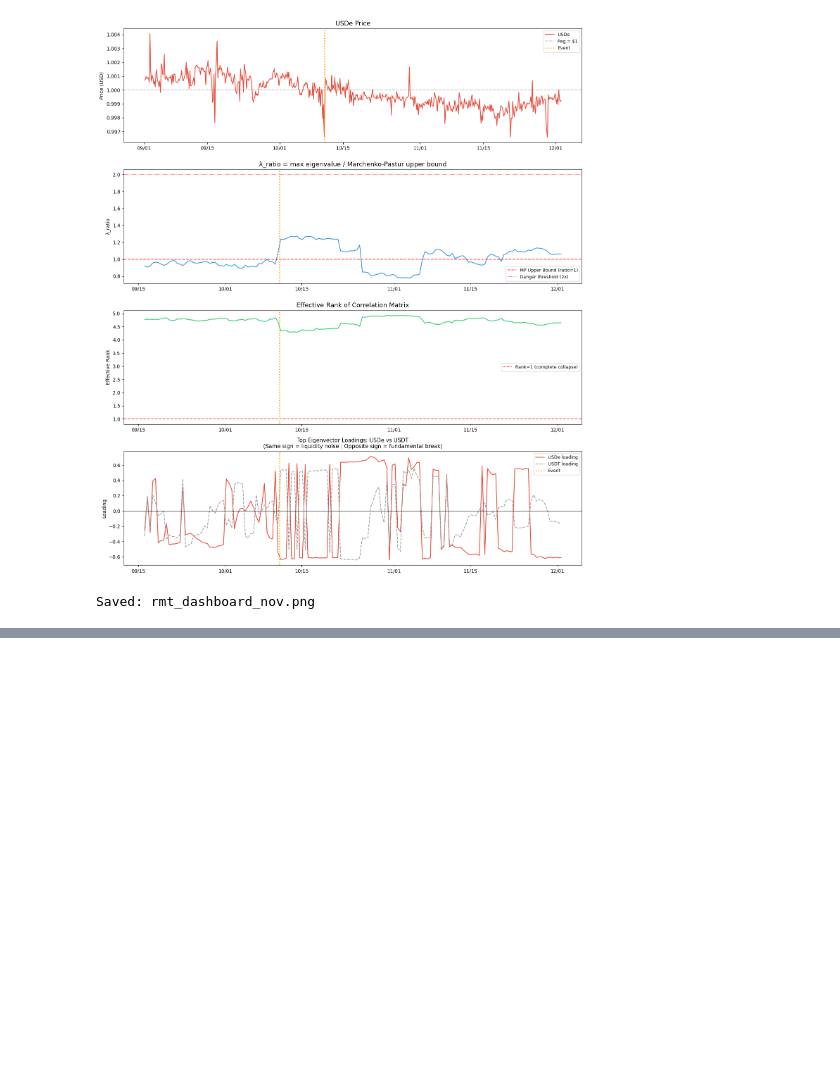
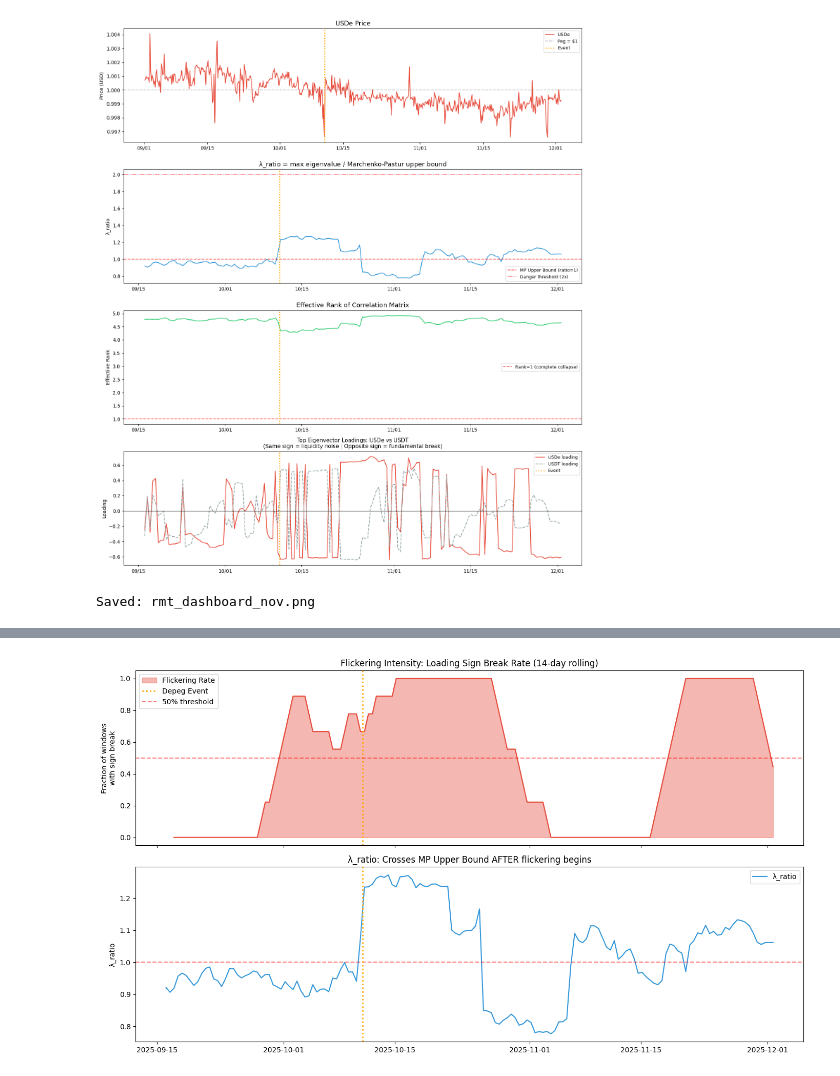
Before and after one commit to pi-btc/USDepinpline, a Jupyter notebook: USDepinpline-nov-english.ipynb, the cells around one changed output, grey strips where cells are left out. Saved outputs shown, nothing was run; the diff lists cells and outputs as text; code cells hidden in the pictures; blank space fills up the shorter version.

```diff
--- a/USDepinpline-nov-english.ipynb
+++ b/USDepinpline-nov-english.ipynb
@@ -236,0 +301,63 @@ Saved: rmt_dashboard_nov.png
+# %%
+def flickering_intensity(rmt_results: pd.DataFrame,
+                         window_days: int = 14) -> pd.DataFrame:
+    """
+    Calculate the frequency of loading_same_sign=False within a rolling window.
+    Rising frequency = increased flickering = precursor to critical transition.
+    """
+    df = rmt_results.copy()
+
+    # Convert False to 1, True to 0
+    df["sign_break_int"] = (~df["loading_same_sign"]).astype(int)
+
+    # Proportion of False values in the rolling window
+    # With your step=36h, 14 days ≈ 9-10 windows
+    roll_window = 9
+    df["flickering_rate"] = (
+        df["sign_break_int"]
+        .rolling(window=roll_window, min_periods=3)
+        .mean()
+    )
+
+    return df
+
+
+flicker_df = flickering_intensity(rmt_results)
+
+# Visualization
+import matplotlib.pyplot as plt
+
+fig, axes = plt.subplots(2, 1, figsize=(14, 8), sharex=True)
+
+# Top plot: Flickering Rate
+ax1 = axes[0]
+ax1.fill_between(flicker_df.index, flicker_df["flickering_rate"],
+                 alpha=0.4, color="#e74c3c", label="Flickering Rate")
+ax1.plot(flicker_df.index, flicker_df["flickering_rate"],
+         color="#e74c3c", linewidth=1.5)
+ax1.axvline(x=pd.Timestamp("2025-10-10 21:36:00"), color="orange",
+            linestyle=":", linewidth=2, label="Depeg Event")
+ax1.axhline(y=0.5, color="red", linestyle="--", alpha=0.5,
+            label="50% threshold")
+ax1.set_ylabel("Fraction of windows\nwith sign break")
+ax1.set_title("Flickering Intensity: Loading Sign Break Rate (14-day rolling)",
+              fontsize=12)
+ax1.legend()
+
+# Bottom plot: λ_ratio comparison
+ax2 = axes[1]
+ax2.plot(flicker_df.index, flicker_df["lambda_ratio"],
+         color="#3498db", linewidth=1.5, label="λ_ratio")
+ax2.axhline(y=1.0, color="red", linestyle="--", alpha=0.5)
+ax2.axvline(x=pd.Timestamp("2025-10-10 21:36:00"), color="orange",
+            linestyle=":", linewidth=2)
+ax2.set_ylabel("λ_ratio")
+ax2.set_title("λ_ratio: Crosses MP Upper Bound AFTER flickering begins",
+              fontsize=12)
+ax2.legend()
+
+plt.tight_layout()
+plt.savefig("flickering_analysis_nov.png", dpi=150, bbox_inches="tight")
+plt.show()
+# %% [output]
+[figure, added]
```
Also changed, not shown: parts of 6 cells of this notebook, 1 other file.
